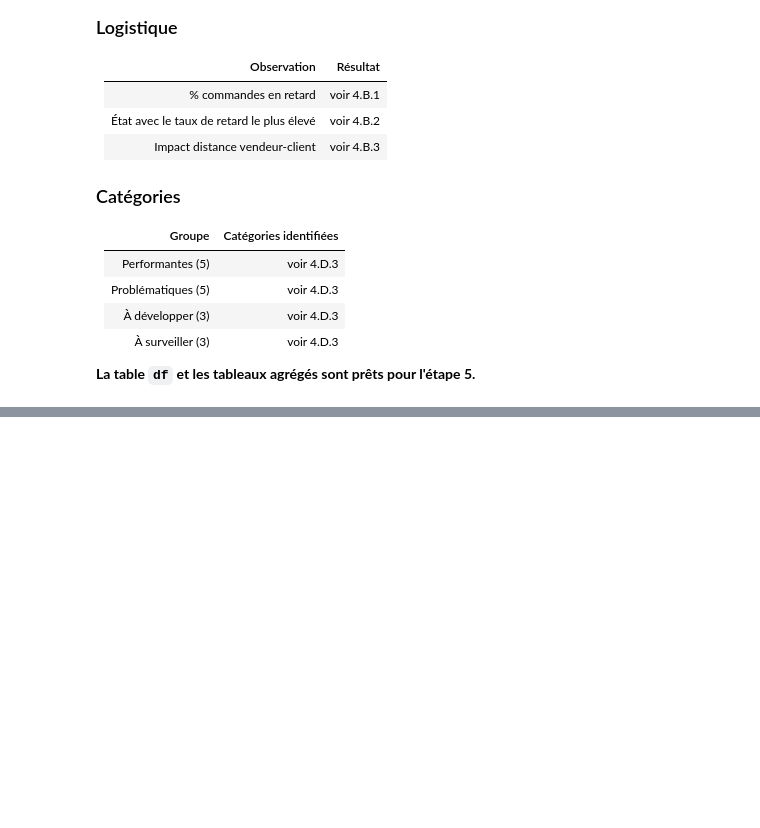
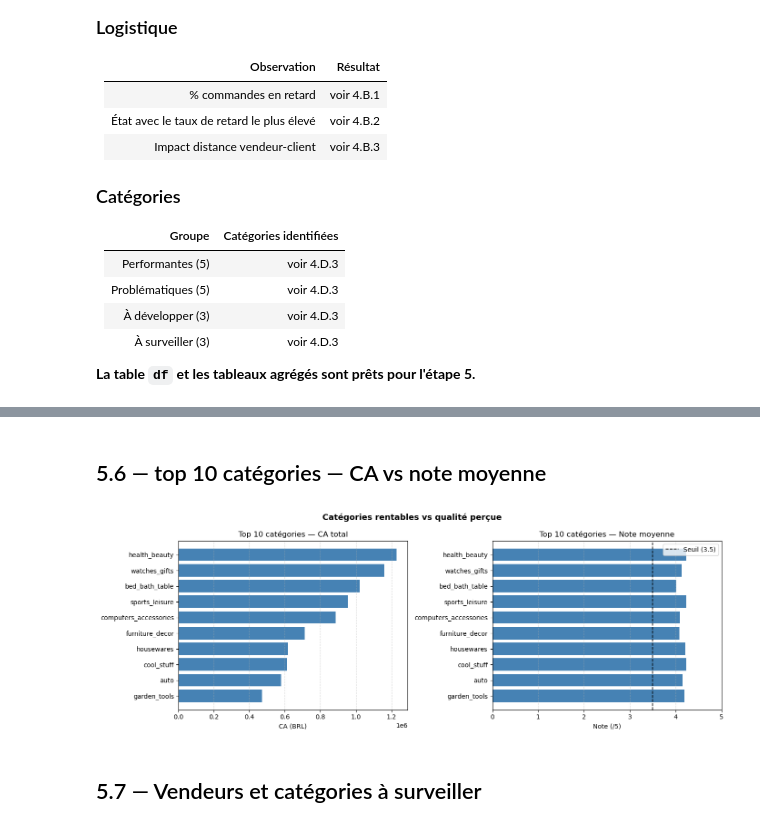
Before and after one commit to Godwin-08/Projet-Traitement-des-donn-es-, a Jupyter notebook: project_notebook.ipynb, the cells around one changed output, grey strips where cells are left out. Drawn from its saved outputs; the diff is of its cells as text; code cells hidden in the pictures; blank space fills up the shorter version.

```diff
--- a/project_notebook.ipynb
+++ b/project_notebook.ipynb
@@ -2483,0 +2592,33 @@ Impact de la localisation sur la satisfaction :
+# %% [markdown]
+## 5.6 — top 10 catégories — CA vs note moyenne
+# %%
+top10_cat = resume_cat.sort_values('ca_total', ascending=False).head(10)
+
+fig, axes = plt.subplots(1, 2, figsize=(14, 5))
+
+axes[0].barh(top10_cat['product_category_name_english'],
+             top10_cat['ca_total'], color='steelblue')
+axes[0].set_title("Top 10 catégories — CA total")
+axes[0].set_xlabel("CA (BRL)")
+axes[0].invert_yaxis()
+axes[0].grid(axis='x', linestyle='--', alpha=0.5)
+
+colors_note = ['tomato' if n < 3.5 else 'steelblue' for n in top10_cat['note_moy']]
+axes[1].barh(top10_cat['product_category_name_english'],
+             top10_cat['note_moy'], color=colors_note)
+axes[1].axvline(3.5, color='black', linestyle='--', linewidth=1.2, label='Seuil (3.5)')
+axes[1].set_title("Top 10 catégories — Note moyenne")
+axes[1].set_xlabel("Note (/5)")
+axes[1].set_xlim(0, 5)
+axes[1].invert_yaxis()
+axes[1].legend()
+axes[1].grid(axis='x', linestyle='--', alpha=0.5)
+
+plt.suptitle("Catégories rentables vs qualité perçue", fontsize=13, fontweight='bold')
+plt.tight_layout()
+plt.savefig('reports/figures/etape5_categories.png', dpi=150, bbox_inches='tight')
+plt.show()
+# %% [output]
+[figure, added]
+# %% [markdown]
+## 5.7 — Vendeurs et catégories à surveiller
```
Also changed, not shown: parts of 32 cells of this notebook, 19 other files.
